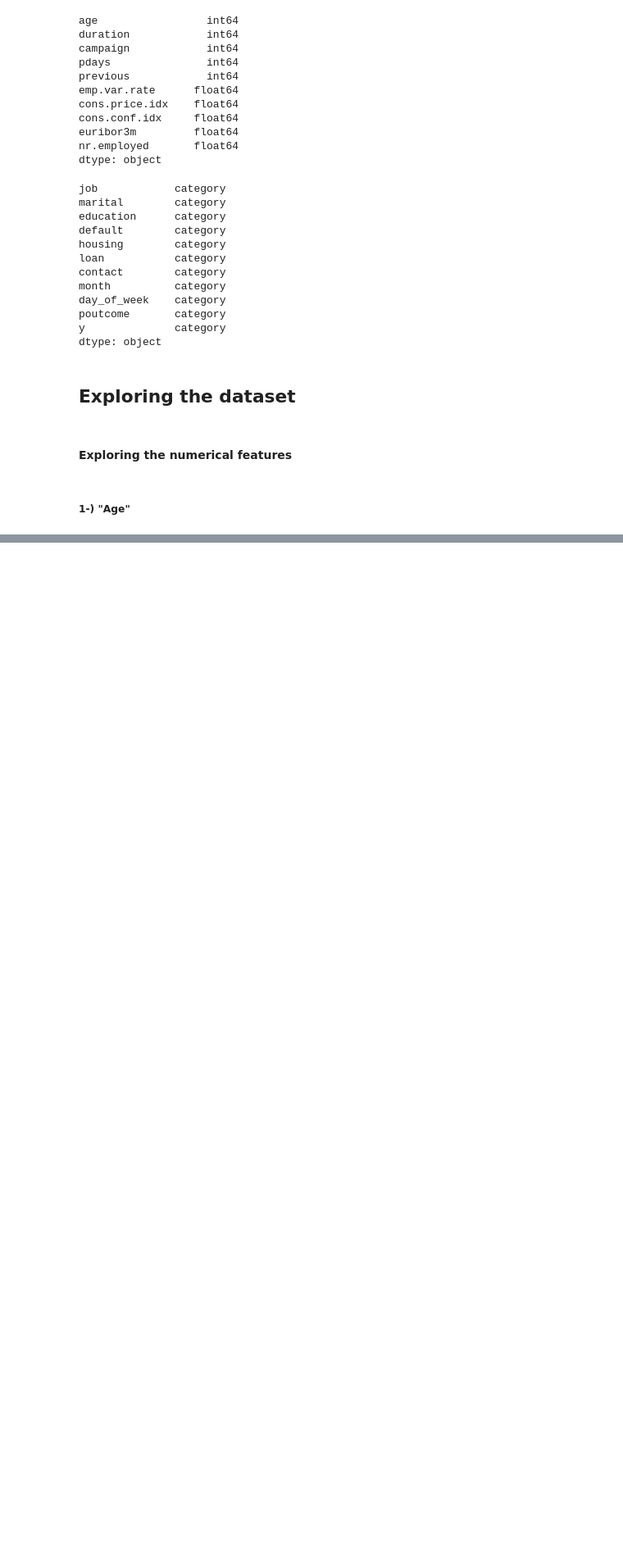
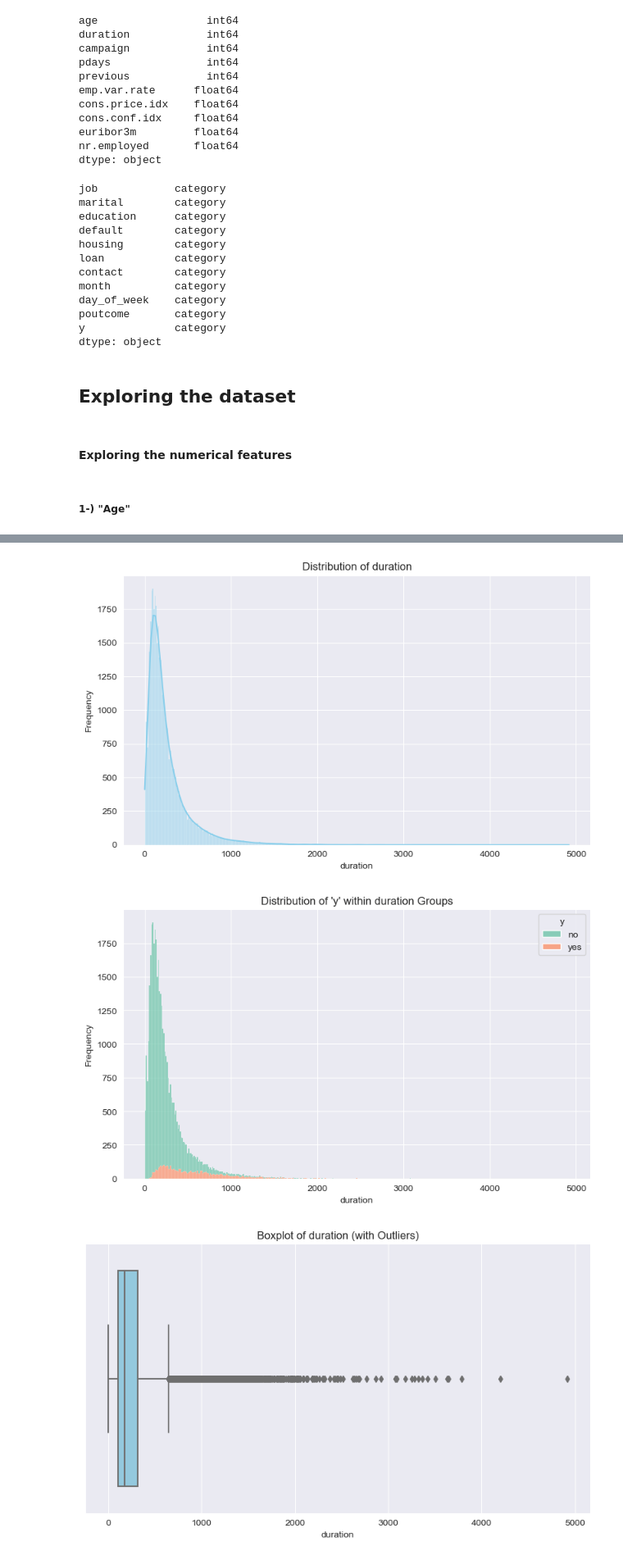
Before and after one commit to batuhanozzer/bankMarketing, a Jupyter notebook: ceng474_BankMarketing.ipynb, the cells around one changed output, grey strips where cells are left out. Shown at 82% size. Drawn from its saved outputs; the diff is of its cells as text; code cells hidden in the pictures; blank space fills up the shorter version.

```diff
--- a/ceng474_BankMarketing.ipynb
+++ b/ceng474_BankMarketing.ipynb
@@ -191,0 +220,8 @@ Name: age, dtype: float64
+# %%
+visualize_features(dataset_numerical,'duration')
+visualize_target_feature(dataset_numerical,y,'duration')
+visualize_outliers(dataset_numerical,'duration')
+# %% [output]
+[figure, added]
+[figure, added]
+[figure, added]
```
Also changed, not shown: parts of 20 cells of this notebook.
